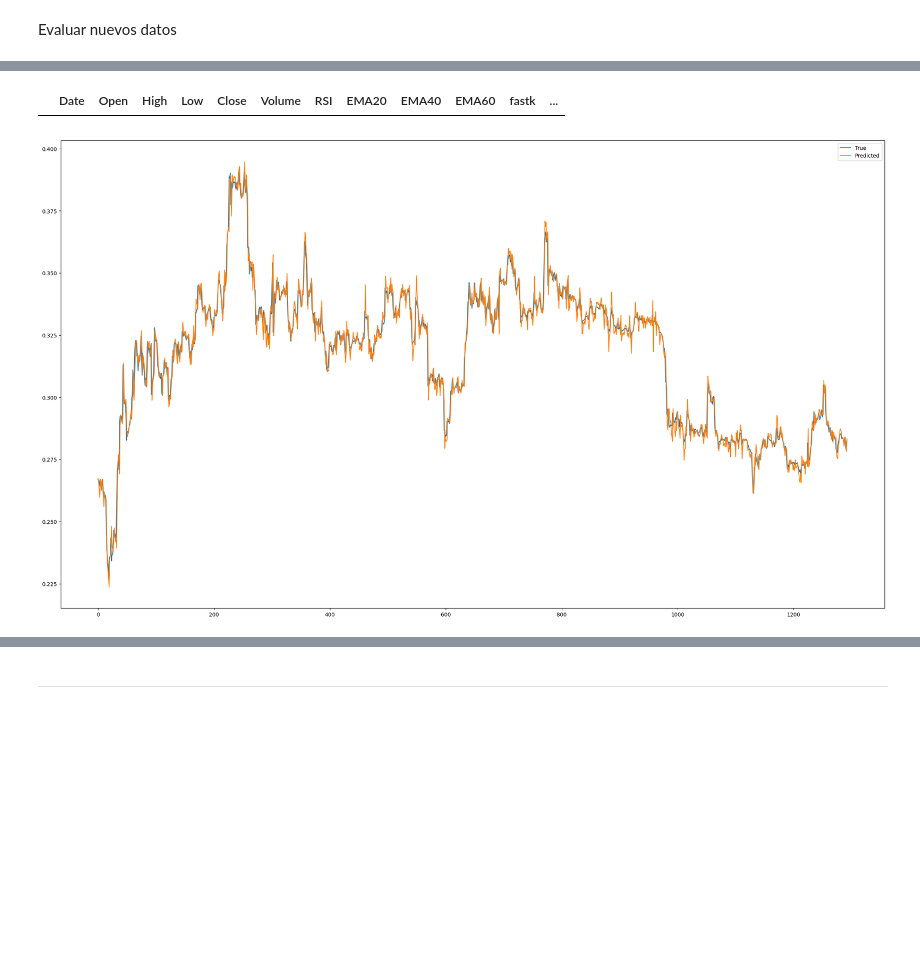
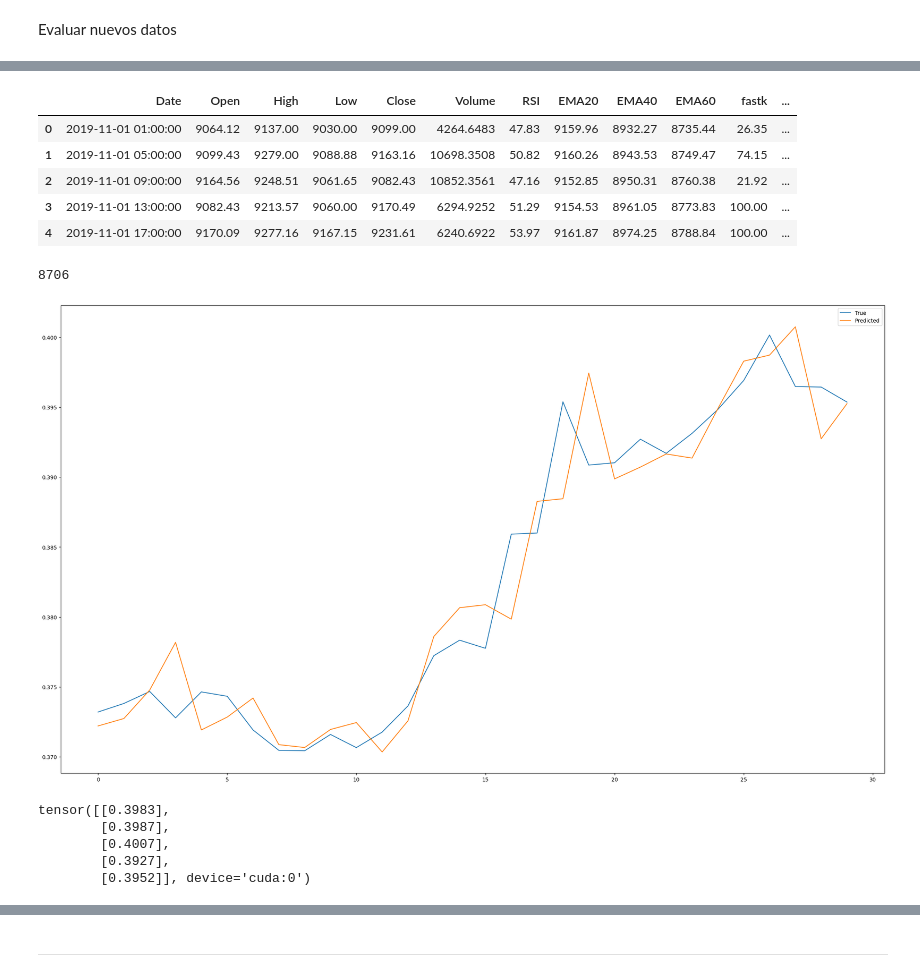
Before and after one commit to Galo0000/Proyectos-en-Python, a Jupyter notebook: Bot cryptos/Crypto/lstm.ipynb, the cells around one changed output, grey strips where cells are left out. Cells and saved outputs as stored; diff of their text form; code cells hidden in the pictures; blank space fills up the shorter version.

```diff
--- a/Bot cryptos/Crypto/lstm.ipynb
+++ b/Bot cryptos/Crypto/lstm.ipynb
@@ -301,3 +365,9 @@ Evaluar nuevos datos
+# %%
+# Inicializar el modelo con más capas LSTM
+model = ComplexLSTM(input_size=16, hidden_layer_size=100, output_size=1, num_layers=4).to(device)
+
+# Inicializar el optimizador
+optimizer = torch.optim.Adam(model.parameters(), lr=0.001)
 # %%
 load_checkpoint()
 # %% [output]
@@ -306,6 +376,11 @@ Loaded checkpoint from epoch 15213
 # %%
 # Cargar datos
-df = pd.read_pickle('./Datasets/df_ETHUSDT_4h_eval.pickle')
+df = pd.read_pickle('./Datasets/df_BTCUSDT_4hs.pickle')
 df.head()
 # %% [output]
 |  | Date | Open | High | Low | Close | Volume | RSI | EMA20 | EMA40 | EMA60 | fastk | ... |
+| 0 | 2019-11-01 01:00:00 | 9064.12 | 9137.00 | 9030.00 | 9099.00 | 4264.6483 | 47.83 | 9159.96 | 8932.27 | 8735.44 | 26.35 | ... |
+| 1 | 2019-11-01 05:00:00 | 9099.43 | 9279.00 | 9088.88 | 9163.16 | 10698.3508 | 50.82 | 9160.26 | 8943.53 | 8749.47 | 74.15 | ... |
+| 2 | 2019-11-01 09:00:00 | 9164.56 | 9248.51 | 9061.65 | 9082.43 | 10852.3561 | 47.16 | 9152.85 | 8950.31 | 8760.38 | 21.92 | ... |
+| 3 | 2019-11-01 13:00:00 | 9082.43 | 9213.57 | 9060.00 | 9170.49 | 6294.9252 | 51.29 | 9154.53 | 8961.05 | 8773.83 | 100.00 | ... |
+| 4 | 2019-11-01 17:00:00 | 9170.09 | 9277.16 | 9167.15 | 9231.61 | 6240.6922 | 53.97 | 9161.87 | 8974.25 | 8788.84 | 100.00 | ... |
@@ -313,0 +387,4 @@ sequences = prepare_data(df,10)
+# %%
+len(df)
+# %% [output]
+8706
@@ -314,15 +395,25 @@ sequences = prepare_data(df,10)
+# %%
+sequences, eval_target = prepare_data(data,seq_length)
 # %%
 # Evaluación del modelo
 model.eval()
 eval_predictions = []
 with torch.no_grad():
     eval_predictions = model(sequences)
 
 # Graficar los resultados
 plt.figure(figsize=(28, 16))
-plt.plot(eval_target.cpu(), label='True')
-plt.plot(eval_predictions.cpu(), label='Predicted')
+plt.plot(eval_target.cpu()[-30::], label='True')
+plt.plot(eval_predictions.cpu()[-30::], label='Predicted')
 plt.legend()
 plt.show()
 # %% [output]
-[figure, old version]
+[figure, new version]
+# %%
+eval_predictions[-5::]
+# %% [output]
+tensor([[0.3983],
+        [0.3987],
+        [0.4007],
+        [0.3927],
+        [0.3952]], device='cuda:0')
```
Also changed, not shown: parts of 23 cells of this notebook, 8 other files.
